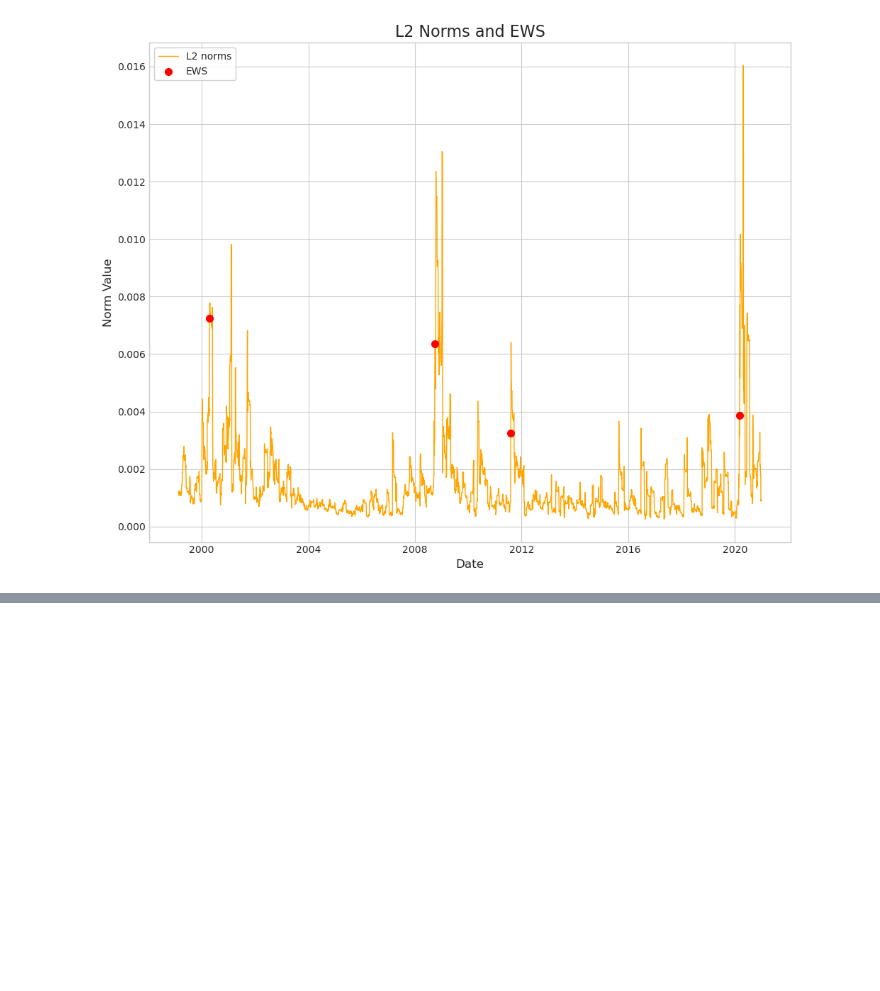
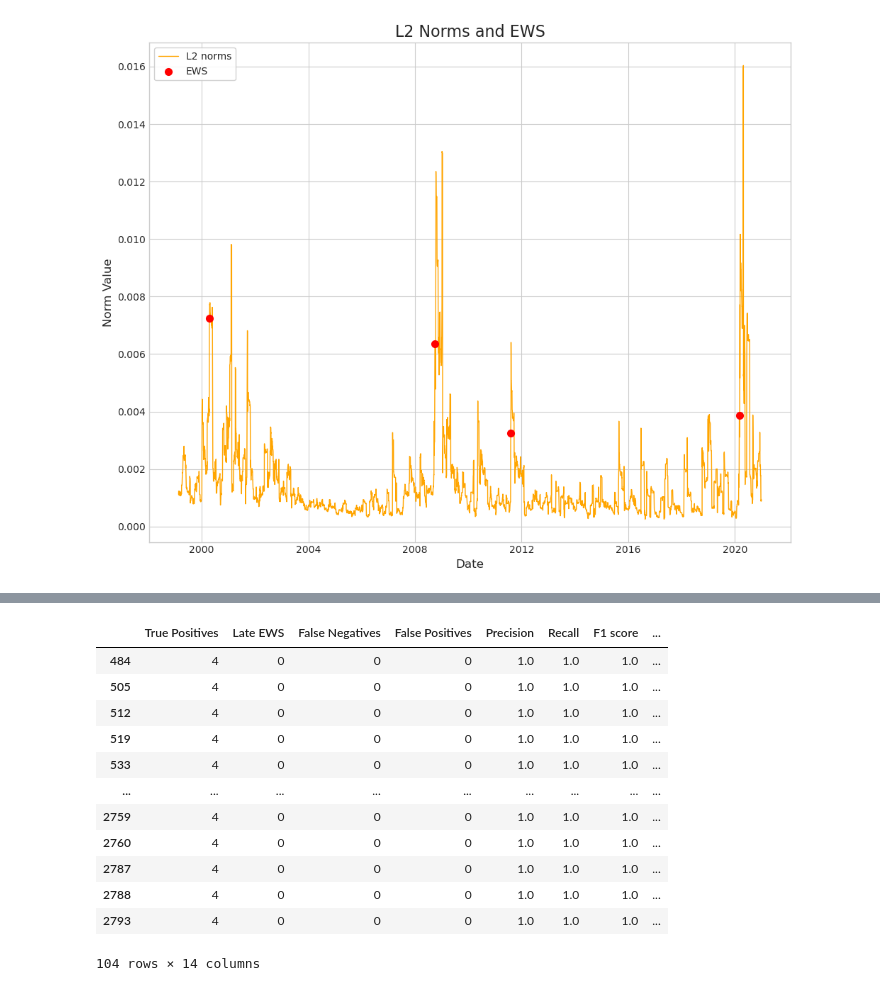
Before and after one commit to categn/Topological_ML, a Jupyter notebook: US_analysis.ipynb, the cells around one changed output, grey strips where cells are left out. Drawn from its saved outputs; the diff is of its cells as text; code cells hidden in the pictures; blank space fills up the shorter version.

```diff
--- a/US_analysis.ipynb
+++ b/US_analysis.ipynb
@@ -496,0 +500,10 @@ plt.show()
+# %%
+# EWS from L2 norms
+ews = pd.to_datetime(signals_l2)
+# Ground truth of crises
+crisis_dates = pd.to_datetime(["2000-03-10", "2008-09-15", "2011-08-05", "2020-02-20"])
+
+# Evaluate the EWS against the crisis dates
+result = evaluate_ews(crisis_dates,ews)
+for name, value in result.items():
+    print(f"{name}: {value}")
@@ -496,0 +523,20 @@ plt.show()
+# %%
+# Search grids for the hyperparameters
+alpha_grid = [2.5, 2.6, 2.7, 2.8, 2.9, 3.0, 3.1, 3.2, 3.3]
+beta_grid = [2.5, 2.6, 2.7, 2.8, 2.9, 3.0, 3.1, 3.2, 3.3]
+s_grid = [55, 57, 60, 65, 70]
+t_grid = [12, 15, 17, 20, 22, 25, 30]
+
+results = []
+# All possible combinations of parameters
+param_combinations = list(product(alpha_grid, beta_grid, s_grid, t_grid))
+
+for i, (alpha, beta, s, t) in enumerate(param_combinations):
+    warning_days = detect_signals(l2_norms, alpha=alpha, beta=beta, s=s, t=t)     # Detect warning signals
+    signals = get_signal_date(set(warning_days), dates)         # Get signal dates
+    ews = pd.to_datetime(signals)
+    metrics = evaluate_ews(crisis_dates, ews)       # Evaluate the EWS against the crisis dates
+    metrics.update({'alpha': alpha, 'beta': beta, 's': s, 't': t})     # Add parameters to the metrics
+    results.append(metrics)
+
+df_params = pd.DataFrame(results)
@@ -496,0 +555,24 @@ plt.show()
+# %%
+df_best_params = df_params[
+    (df_params["True Positives"]==4) &
+    (df_params["F1 score"]==1) &
+    (df_params["Late EWS"]==0) &
+    (df_params["False Negatives"]==0) &
+    (df_params["False Positives"]==0)
+]
+
+df_best_params
+# %% [output]
+|  | True Positives | Late EWS | False Negatives | False Positives | Precision | Recall | F1 score | ... |
+| 484 | 4 | 0 | 0 | 0 | 1.0 | 1.0 | 1.0 | ... |
+| 505 | 4 | 0 | 0 | 0 | 1.0 | 1.0 | 1.0 | ... |
+| 512 | 4 | 0 | 0 | 0 | 1.0 | 1.0 | 1.0 | ... |
+| 519 | 4 | 0 | 0 | 0 | 1.0 | 1.0 | 1.0 | ... |
+| 533 | 4 | 0 | 0 | 0 | 1.0 | 1.0 | 1.0 | ... |
+| ... | ... | ... | ... | ... | ... | ... | ... | ... |
+| 2759 | 4 | 0 | 0 | 0 | 1.0 | 1.0 | 1.0 | ... |
+| 2760 | 4 | 0 | 0 | 0 | 1.0 | 1.0 | 1.0 | ... |
+| 2787 | 4 | 0 | 0 | 0 | 1.0 | 1.0 | 1.0 | ... |
+| 2788 | 4 | 0 | 0 | 0 | 1.0 | 1.0 | 1.0 | ... |
+| 2793 | 4 | 0 | 0 | 0 | 1.0 | 1.0 | 1.0 | ... |
+104 rows × 14 columns
```
Also changed, not shown: parts of 9 cells of this notebook, 4 other files.
